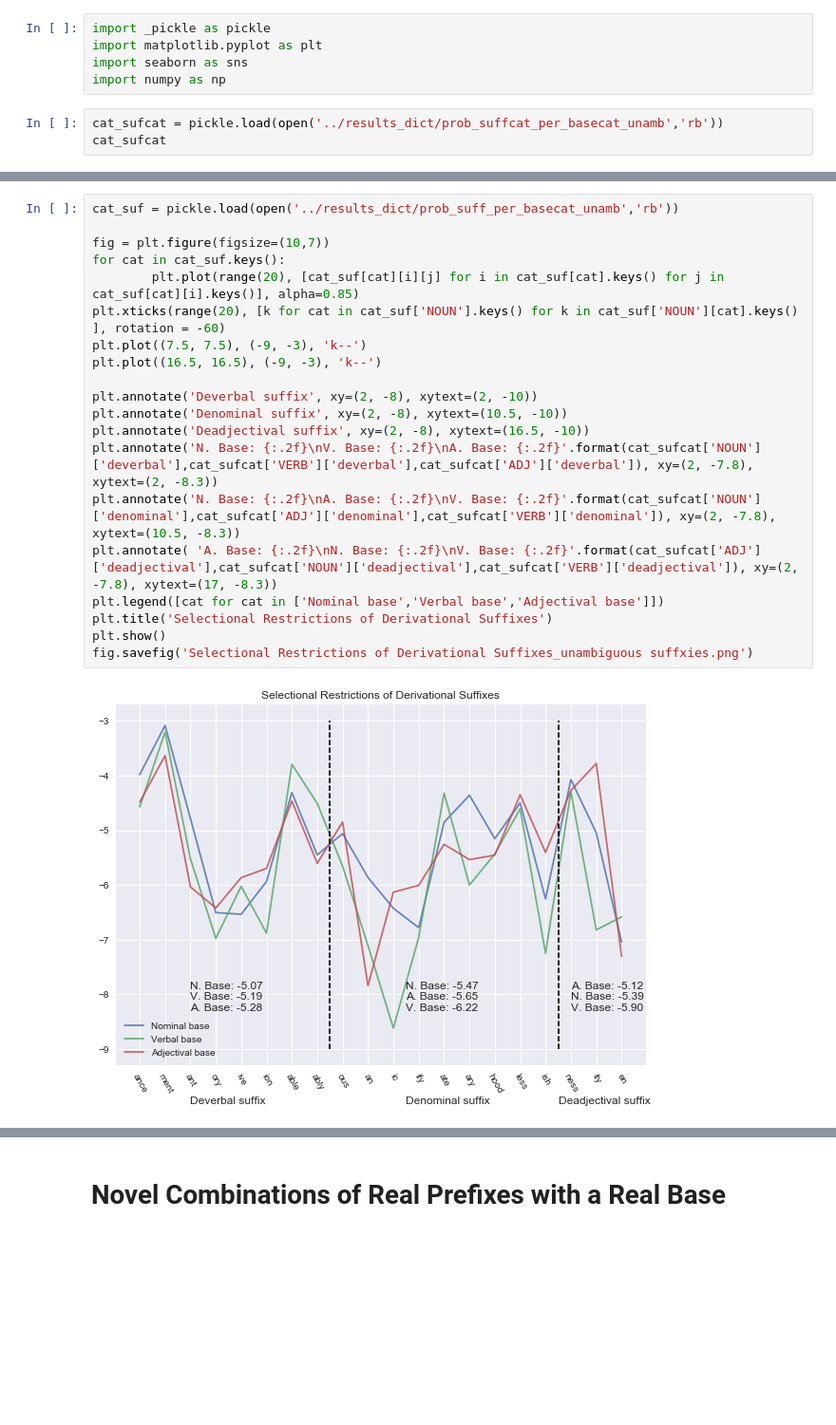
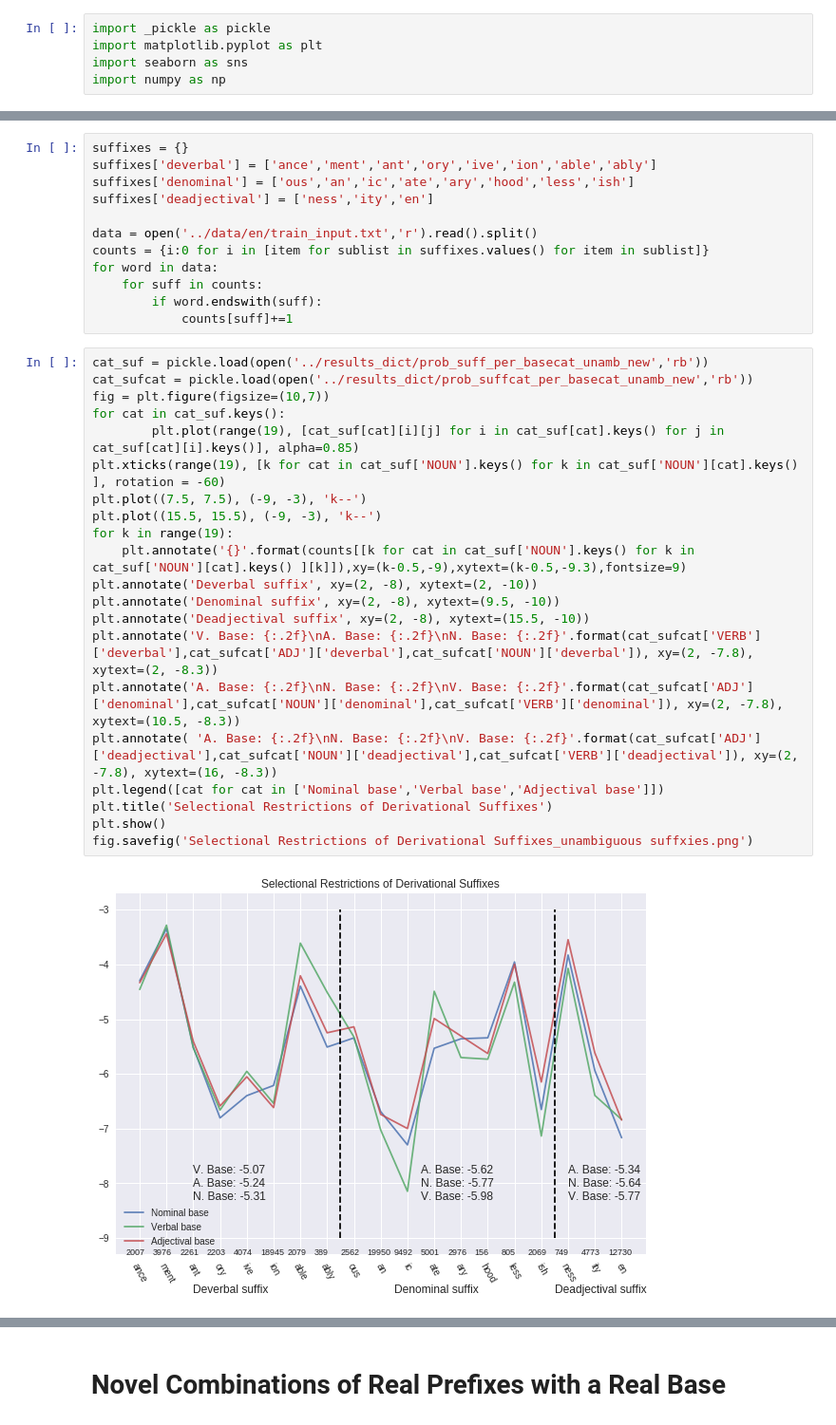
Before and after one commit to YovaKem/msc_project, a Jupyter notebook: plots/Derivational_experiments.ipynb, the cells around one changed output, grey strips where cells are left out. Shown: that part at 95% size. Drawn from its saved outputs; the diff is of its cells as text; blank space fills up the shorter version.

```diff
--- a/plots/Derivational_experiments.ipynb
+++ b/plots/Derivational_experiments.ipynb
@@ -5,6 +5,3 @@ import _pickle as pickle
 import matplotlib.pyplot as plt
 import seaborn as sns
 import numpy as np
-# %%
-cat_sufcat = pickle.load(open('../results_dict/prob_suffcat_per_basecat_unamb','rb'))
-cat_sufcat
@@ -21,22 +8,35 @@ cat_sufcat
+# %%
+suffixes = {}
+suffixes['deverbal'] = ['ance','ment','ant','ory','ive','ion','able','ably']
+suffixes['denominal'] = ['ous','an','ic','ate','ary','hood','less','ish']
+suffixes['deadjectival'] = ['ness','ity','en']
+
+data = open('../data/en/train_input.txt','r').read().split()
+counts = {i:0 for i in [item for sublist in suffixes.values() for item in sublist]}
+for word in data:
+    for suff in counts:
+        if word.endswith(suff):
+            counts[suff]+=1
 # %%
-cat_suf = pickle.load(open('../results_dict/prob_suff_per_basecat_unamb','rb'))
-
+cat_suf = pickle.load(open('../results_dict/prob_suff_per_basecat_unamb_new','rb'))
+cat_sufcat = pickle.load(open('../results_dict/prob_suffcat_per_basecat_unamb_new','rb'))
 fig = plt.figure(figsize=(10,7))
 for cat in cat_suf.keys():
-        plt.plot(range(20), [cat_suf[cat][i][j] for i in cat_suf[cat].keys() for j in cat_suf[cat][i].keys()], alpha=0.85)
-plt.xticks(range(20), [k for cat in cat_suf['NOUN'].keys() for k in cat_suf['NOUN'][cat].keys() ], rotation = -60)
+        plt.plot(range(19), [cat_suf[cat][i][j] for i in cat_suf[cat].keys() for j in cat_suf[cat][i].keys()], alpha=0.85)
+plt.xticks(range(19), [k for cat in cat_suf['NOUN'].keys() for k in cat_suf['NOUN'][cat].keys() ], rotation = -60)
 plt.plot((7.5, 7.5), (-9, -3), 'k--')
-plt.plot((16.5, 16.5), (-9, -3), 'k--')
-
+plt.plot((15.5, 15.5), (-9, -3), 'k--')
+for k in range(19):
+    plt.annotate('{}'.format(counts[[k for cat in cat_suf['NOUN'].keys() for k in cat_suf['NOUN'][cat].keys() ][k]]),xy=(k-0.5,-9),xytext=(k-0.5,-9.3),fontsize=9)
 plt.annotate('Deverbal suffix', xy=(2, -8), xytext=(2, -10))
-plt.annotate('Denominal suffix', xy=(2, -8), xytext=(10.5, -10))
-plt.annotate('Deadjectival suffix', xy=(2, -8), xytext=(16.5, -10))
-plt.annotate('N. Base: {:.2f}\nV. Base: {:.2f}\nA. Base: {:.2f}'.format(cat_sufcat['NOUN']['deverbal'],cat_sufcat['VERB']['deverbal'],cat_sufcat['ADJ']['deverbal']), xy=(2, -7.8), xytext=(2, -8.3))
-plt.annotate('N. Base: {:.2f}\nA. Base: {:.2f}\nV. Base: {:.2f}'.format(cat_sufcat['NOUN']['denominal'],cat_sufcat['ADJ']['denominal'],cat_sufcat['VERB']['denominal']), xy=(2, -7.8), xytext=(10.5, -8.3))
-plt.annotate( 'A. Base: {:.2f}\nN. Base: {:.2f}\nV. Base: {:.2f}'.format(cat_sufcat['ADJ']['deadjectival'],cat_sufcat['NOUN']['deadjectival'],cat_sufcat['VERB']['deadjectival']), xy=(2, -7.8), xytext=(17, -8.3))
+plt.annotate('Denominal suffix', xy=(2, -8), xytext=(9.5, -10))
+plt.annotate('Deadjectival suffix', xy=(2, -8), xytext=(15.5, -10))
+plt.annotate('V. Base: {:.2f}\nA. Base: {:.2f}\nN. Base: {:.2f}'.format(cat_sufcat['VERB']['deverbal'],cat_sufcat['ADJ']['deverbal'],cat_sufcat['NOUN']['deverbal']), xy=(2, -7.8), xytext=(2, -8.3))
+plt.annotate('A. Base: {:.2f}\nN. Base: {:.2f}\nV. Base: {:.2f}'.format(cat_sufcat['ADJ']['denominal'],cat_sufcat['NOUN']['denominal'],cat_sufcat['VERB']['denominal']), xy=(2, -7.8), xytext=(10.5, -8.3))
+plt.annotate( 'A. Base: {:.2f}\nN. Base: {:.2f}\nV. Base: {:.2f}'.format(cat_sufcat['ADJ']['deadjectival'],cat_sufcat['NOUN']['deadjectival'],cat_sufcat['VERB']['deadjectival']), xy=(2, -7.8), xytext=(16, -8.3))
 plt.legend([cat for cat in ['Nominal base','Verbal base','Adjectival base']])
 plt.title('Selectional Restrictions of Derivational Suffixes')
 plt.show()
 fig.savefig('Selectional Restrictions of Derivational Suffixes_unambiguous suffxies.png')
 # %% [output]
-[figure, old version]
+[figure, new version]
```
Also changed, not shown: parts of 16 cells of this notebook, 42 other files.
